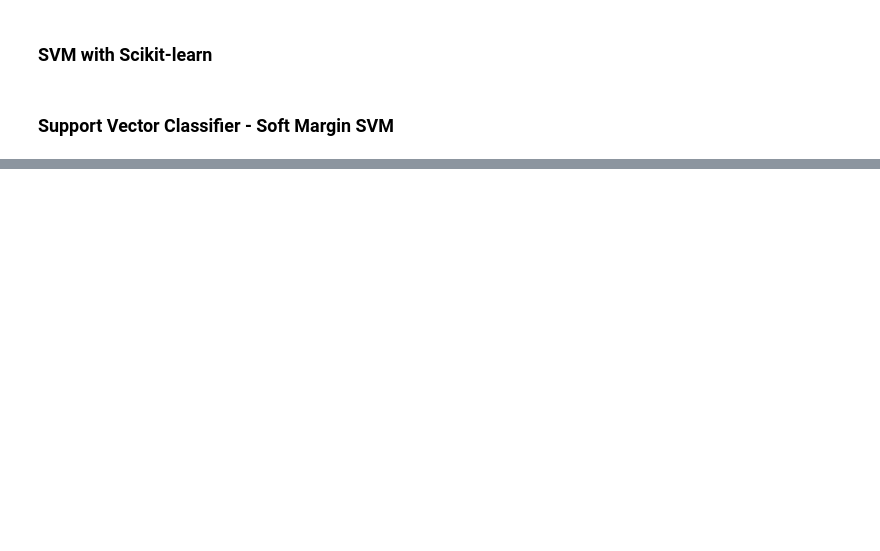
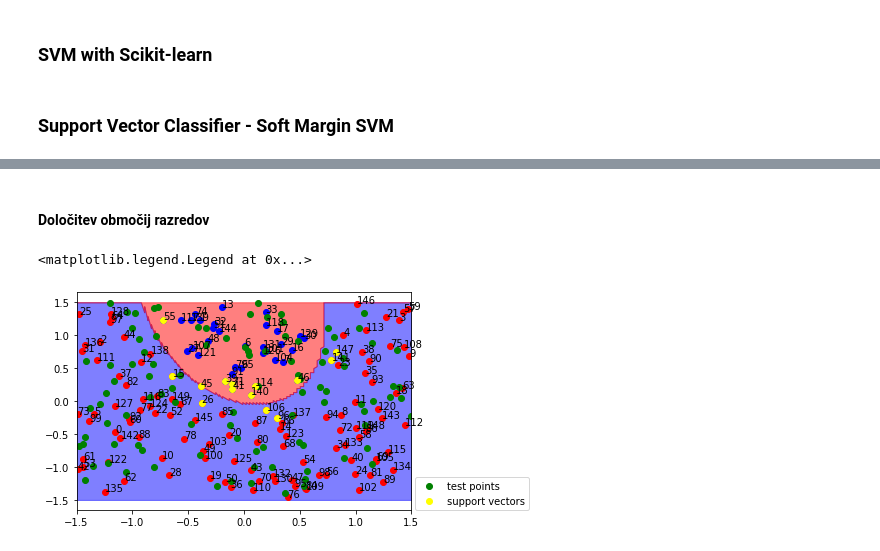
Before and after one commit to TimVrtac/Machine-Learining-Study, a Jupyter notebook: Chapter 9 - SVM.ipynb, the cells around one changed output, grey strips where cells are left out. Saved outputs shown, nothing was run; the diff lists cells and outputs as text; code cells hidden in the pictures; blank space fills up the shorter version.

```diff
--- a/Chapter 9 - SVM.ipynb
+++ b/Chapter 9 - SVM.ipynb
@@ -333,0 +300,3 @@ plt.scatter(X_test[:,0], X_test[:,1], c='green')
+# %%
+svm_soft_M = SVM(X, Y[:,np.newaxis], C = 4, kernel='polynomial', d=2)
+svm_soft_M.train()
@@ -333,0 +329,42 @@ plt.scatter(X_test[:,0], X_test[:,1], c='green')
+# %% [markdown]
+#### Določitev območij razredov
+# %%
+X1_test_vals = np.linspace(-1.5, 1.5, 100)
+X2_test_vals = np.linspace(-1.5, 1.5, 100)
+predictions_ = np.zeros((X1_test_vals.shape[0],X2_test_vals.shape[0]))
+test_set = np.zeros((X1_test_vals.shape[0],X2_test_vals.shape[0],2))
+for i in range(X1_test_vals.shape[0]):
+    for j in range(X2_test_vals.shape[0]):
+        test_set[i,j,:] = np.array((X1_test_vals[i], X2_test_vals[j]))
+test_set = test_set.reshape((100*100,2))
+# %%
+grid_vals = svm_soft_M.get_SVM_val(test_set).reshape((100,100))
+hyperplane_data = np.where((grid_vals<1e-1)&(grid_vals>-1e-1))
+# %%
+hyperplane_points = np.zeros((hyperplane_data[0].shape[0]+2,2))
+for i in range(hyperplane_data[0].shape[0]):
+    hyperplane_points[i+1,:] = X1_test_vals[hyperplane_data[0][i]],X2_test_vals[hyperplane_data[1][i]]
+hyperplane_points[0,:] = -1.5, 1.5
+hyperplane_points[-1,:] = 1.5, 1.5
+# %%
+x_min=-1.5
+x_max=1.5
+plt.xlim(x_min,x_max)
+plt.fill_between((hyperplane_points[:,0]), hyperplane_points[:,1], -1.5, color='blue', alpha=.5)
+plt.fill_between((hyperplane_points[:,0]), hyperplane_points[:,1], 1.5, color='red', alpha=.5)
+for i in range(X.shape[0]):
+    plt.scatter(X[i,0], X[i,1], c=class_color[i])
+    plt.annotate(i, (X[i,0], X[i,1]))
+x1_values = np.linspace(-1.5,1.5,100)
+#hyperplane_X1 = (-1*x1_values*svm_soft_M.w[0]- svm_soft_M.b)/svm_soft_M.w[1]
+#poz_margin_line = hyperplane_X1 + np.sqrt(1 + (svm_soft_M.w[0]/svm_soft_M.w[1])**2)*svm_soft_M.M
+#neg_margin_line = hyperplane_X1 - np.sqrt(1 + (svm_soft_M.w[0]/svm_soft_M.w[1])**2)*svm_soft_M.M
+#plt.plot(x1_values, hyperplane_X1, color='k')
+#plt.plot(x1_values, poz_margin_line, c='g',ls='--' )
+#plt.plot(x1_values, neg_margin_line, c='g',ls='--' )
+plt.scatter(X_test[:,0], X_test[:,1], c='green', label='test points')
+plt.scatter(X[(svm_soft_M.alphas>1e-3).flatten(), 0], X[(svm_soft_M.alphas>1e-3).flatten(), 1], color='yellow', label='support vectors')
+plt.legend(loc=(1.01,0))
+# %% [output]
+<matplotlib.legend.Legend at 0x...>
+[figure, added]
```
Also changed, not shown: parts of 29 cells of this notebook, 2 other files.
